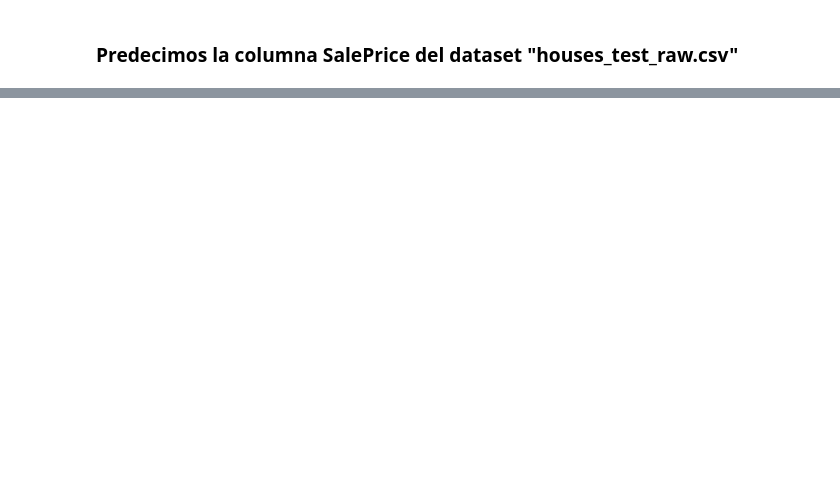
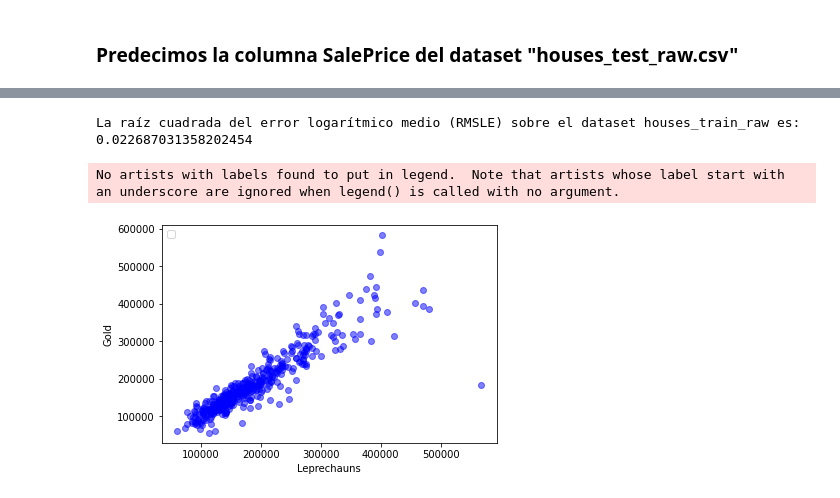
Before and after one commit to CalinBlanco/ml_dream_house, a Jupyter notebook: Housing Dreams/desarollo.ipynb, the cells around one changed output, grey strips where cells are left out. Saved outputs shown, nothing was run; the diff lists cells and outputs as text; code cells hidden in the pictures; blank space fills up the shorter version.

```diff
--- a/Housing Dreams/desarollo.ipynb
+++ b/Housing Dreams/desarollo.ipynb
@@ -437,0 +450,27 @@ pd.DataFrame(y_test_pred_ad, columns=['SalePrice']).to_csv("pred_test.csv", inde
+# %%
+# Creamos el objeto XGBRegressor y hacemos el split
+modelo_xgb = xgb.XGBRegressor()
+X_train_xgb, X_test_xgb, y_train_xgb, y_test_xgb = train_test_split(X_df_train_ad, y_df_train_ad, test_size=0.33, random_state=42)
+
+# Entrenamos el modelo XGBRegressor
+modelo_xgb.fit(X_train_xgb, y_train_xgb)
+
+# Predecimos sobre nuestro set de entrenamieto
+y_train_pred_xgb = modelo_xgb.predict(X_train_xgb)
+
+# Predecimos sobre nuestro set de test
+y_test_pred_xgb = modelo_xgb.predict(X_test_xgb)
+# %%
+# Imprimimos el la raíz cuadrada del error logarítmico medio
+print('La raíz cuadrada del error logarítmico medio (RMSLE) sobre el dataset houses_train_raw es:', mean_squared_log_error(y_test_pred_xgb,y_test_xgb))
+# %% [output]
+La raíz cuadrada del error logarítmico medio (RMSLE) sobre el dataset houses_train_raw es: 0.022687031358202454
+# %%
+plt.scatter(y_test_pred_xgb, y_test_xgb, c="b", alpha=0.5)
+plt.xlabel("Leprechauns")
+plt.ylabel("Gold")
+plt.legend(loc='upper left')
+plt.show()
+# %% [output]
+No artists with labels found to put in legend.  Note that artists whose label start with an underscore are ignored when legend() is called with no argument.
+[figure, added]
```
Also changed, not shown: parts of 12 cells of this notebook, 2 other files.
